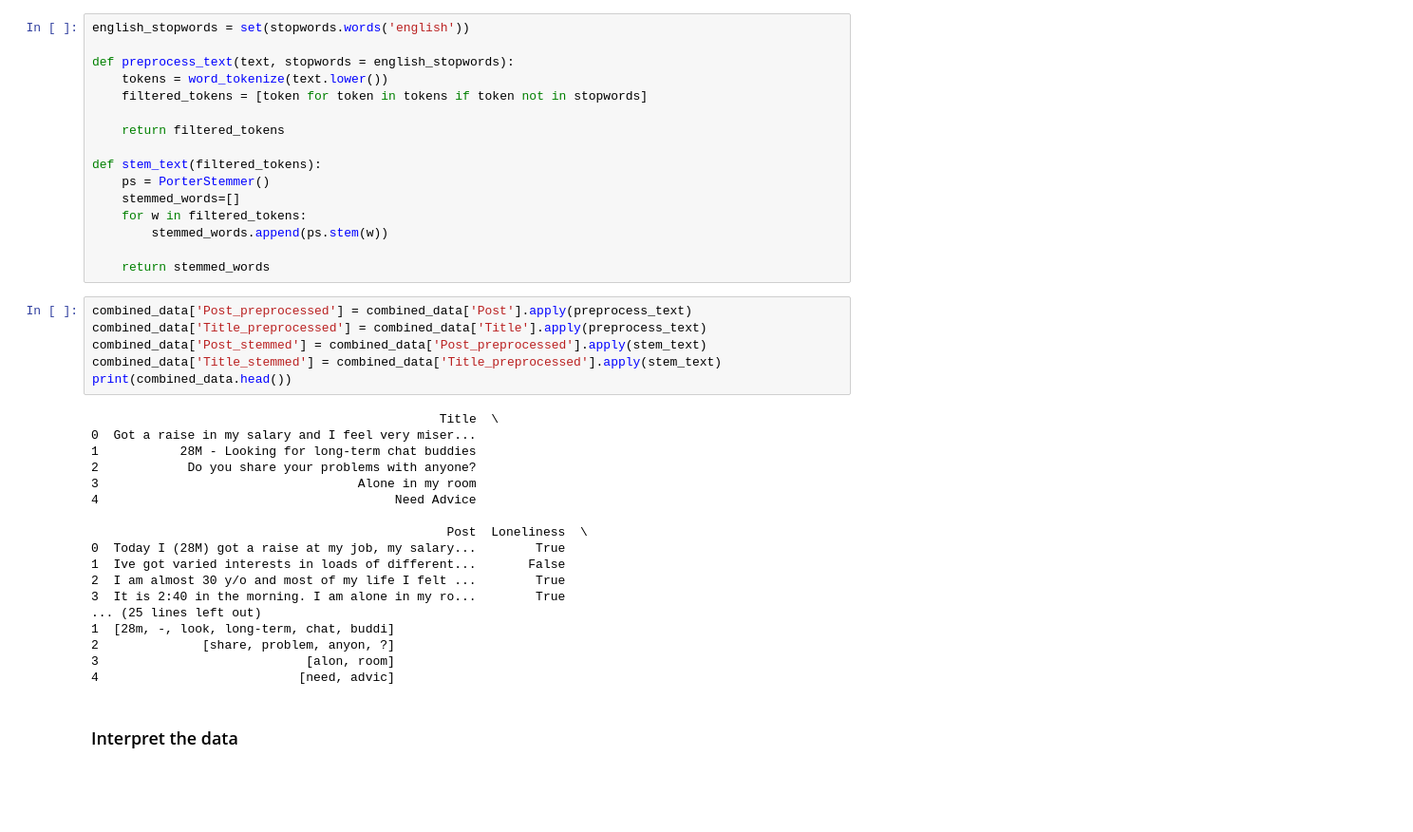
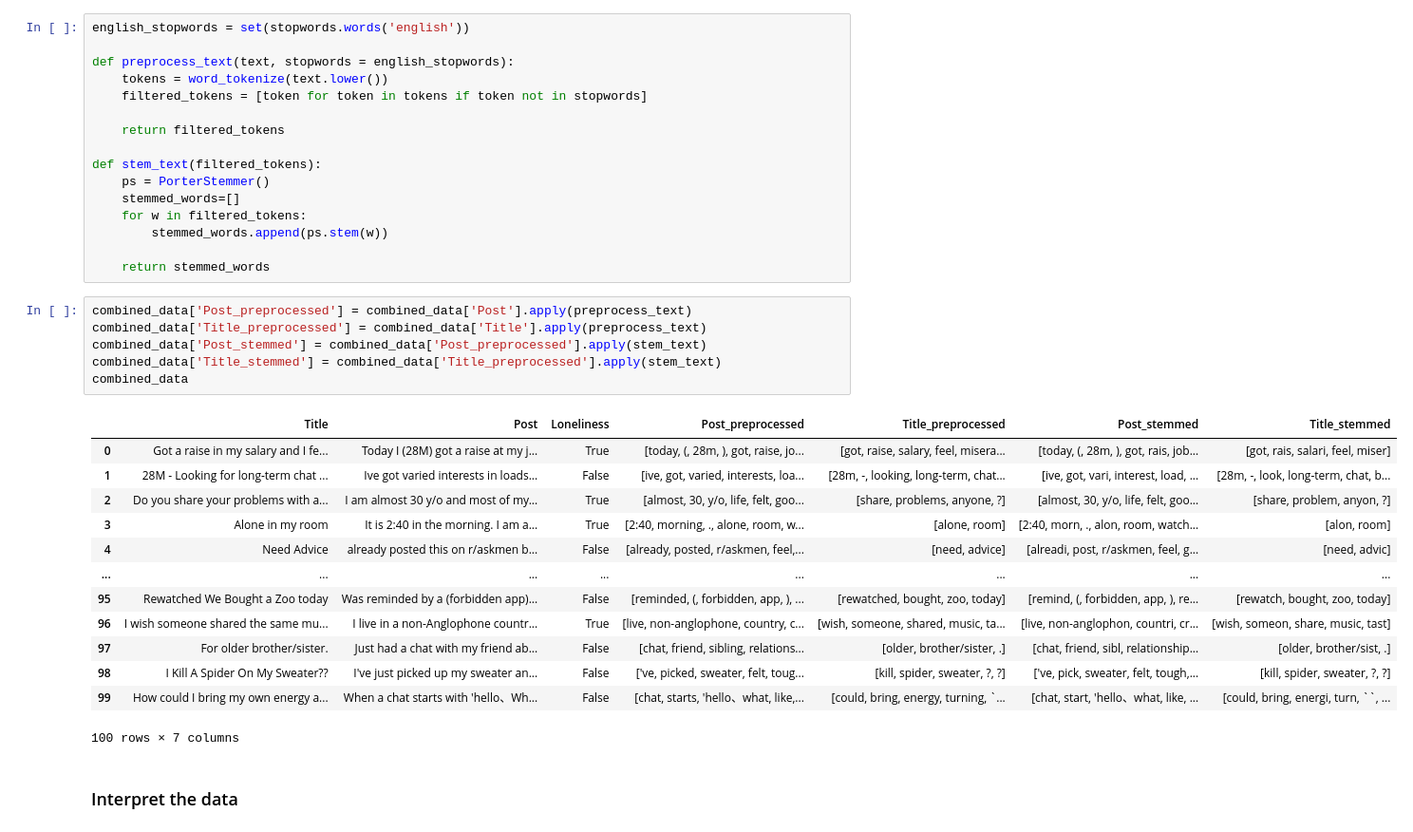
Before and after one commit to DoHowie/COGS199_WI24, a Jupyter notebook: test.ipynb, the cells around one changed output. Shown at 95% size. Saved outputs shown, nothing was run; the diff lists cells and outputs as text; blank space fills up the shorter version.

```diff
--- a/test.ipynb
+++ b/test.ipynb
@@ -93,27 +72,23 @@ def stem_text(filtered_tokens):
 # %%
 combined_data['Post_preprocessed'] = combined_data['Post'].apply(preprocess_text)
 combined_data['Title_preprocessed'] = combined_data['Title'].apply(preprocess_text)
 combined_data['Post_stemmed'] = combined_data['Post_preprocessed'].apply(stem_text)
 combined_data['Title_stemmed'] = combined_data['Title_preprocessed'].apply(stem_text)
-print(combined_data.head())
+combined_data
 # %% [output]
+|  | Title | Post | Loneliness | Post_preprocessed | Title_preprocessed | Post_stemmed | Title_stemmed |
+| 0 | Got a raise in my salary and I fe... | Today I (28M) got a raise at my j... | True | [today, (, 28m, ), got, raise, jo... | [got, raise, salary, feel, misera... | [today, (, 28m, ), got, rais, job... | [got, rais, salari, feel, miser] |
+| 1 | 28M - Looking for long-term chat ... | Ive got varied interests in loads... | False | [ive, got, varied, interests, loa... | [28m, -, looking, long-term, chat... | [ive, got, vari, interest, load, ... | [28m, -, look, long-term, chat, b... |
+| 2 | Do you share your problems with a... | I am almost 30 y/o and most of my... | True | [almost, 30, y/o, life, felt, goo... | [share, problems, anyone, ?] | [almost, 30, y/o, life, felt, goo... | [share, problem, anyon, ?] |
+| 3 | Alone in my room | It is 2:40 in the morning. I am a... | True | [2:40, morning, ., alone, room, w... | [alone, room] | [2:40, morn, ., alon, room, watch... | [alon, room] |
+| 4 | Need Advice | already posted this on r/askmen b... | False | [already, posted, r/askmen, feel,... | [need, advice] | [alreadi, post, r/askmen, feel, g... | [need, advic] |
+| ... | ... | ... | ... | ... | ... | ... | ... |
+| 95 | Rewatched We Bought a Zoo today | Was reminded by a (forbidden app)... | False | [reminded, (, forbidden, app, ), ... | [rewatched, bought, zoo, today] | [remind, (, forbidden, app, ), re... | [rewatch, bought, zoo, today] |
+| 96 | I wish someone shared the same mu... | I live in a non-Anglophone countr... | True | [live, non-anglophone, country, c... | [wish, someone, shared, music, ta... | [live, non-anglophon, countri, cr... | [wish, someon, share, music, tast] |
+| 97 | For older brother/sister. | Just had a chat with my friend ab... | False | [chat, friend, sibling, relations... | [older, brother/sister, .] | [chat, friend, sibl, relationship... | [older, brother/sist, .] |
+| 98 | I Kill A Spider On My Sweater?? | I've just picked up my sweater an... | False | ['ve, picked, sweater, felt, toug... | [kill, spider, sweater, ?, ?] | ['ve, pick, sweater, felt, tough,... | [kill, spider, sweater, ?, ?] |
+| 99 | How could I bring my own energy a... | When a chat starts with 'hello、Wh... | False | [chat, starts, 'hello、what, like,... | [could, bring, energy, turning, `... | [chat, start, 'hello、what, like, ... | [could, bring, energi, turn, ``, ... |
-                                               Title  \
-0  Got a raise in my salary and I feel very miser...
-1           28M - Looking for long-term chat buddies
-2            Do you share your problems with anyone?
-3                                   Alone in my room
-4                                        Need Advice
-
-                                                Post  Loneliness  \
-0  Today I (28M) got a raise at my job, my salary...        True
-1  Ive got varied interests in loads of different...       False
-2  I am almost 30 y/o and most of my life I felt ...        True
-3  It is 2:40 in the morning. I am alone in my ro...        True
-... (25 lines left out)
-1  [28m, -, look, long-term, chat, buddi]
-2              [share, problem, anyon, ?]
-3                            [alon, room]
-4                           [need, advic]
+100 rows × 7 columns
 # %% [markdown]
 ### Interpret the data
 # %%
```
Also changed, not shown: parts of 15 cells of this notebook.
